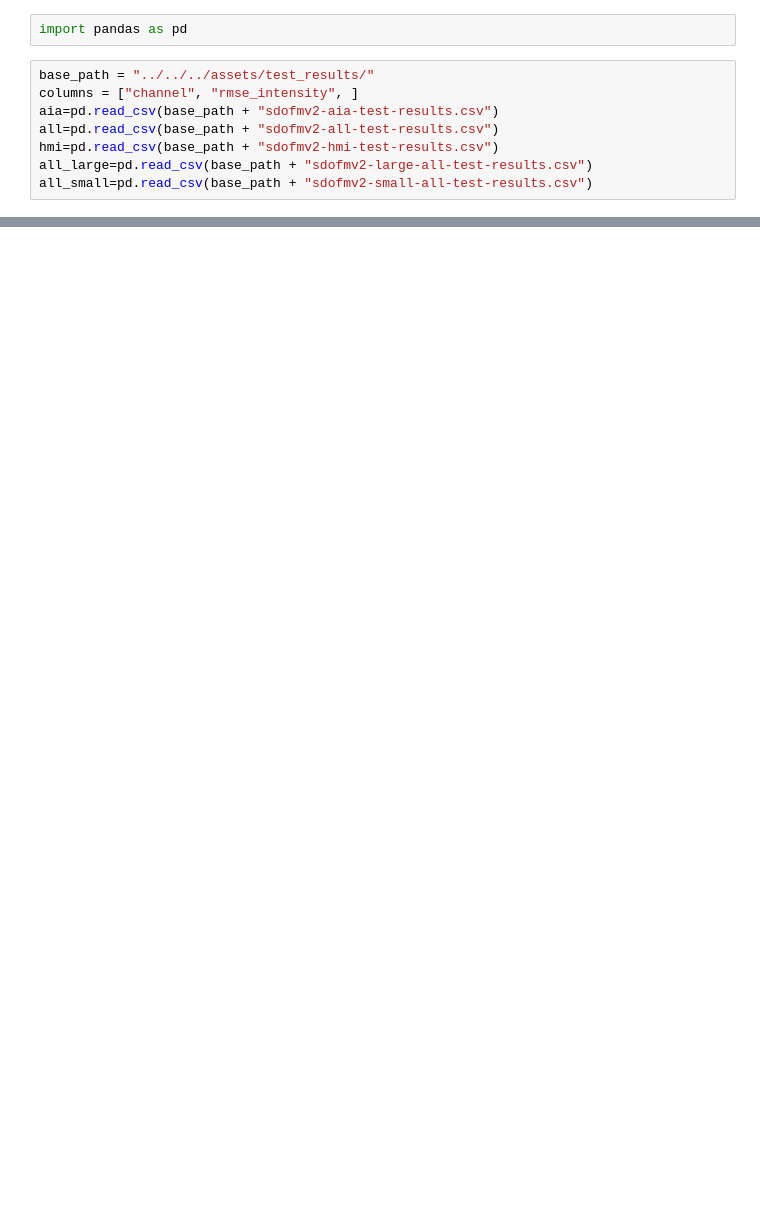
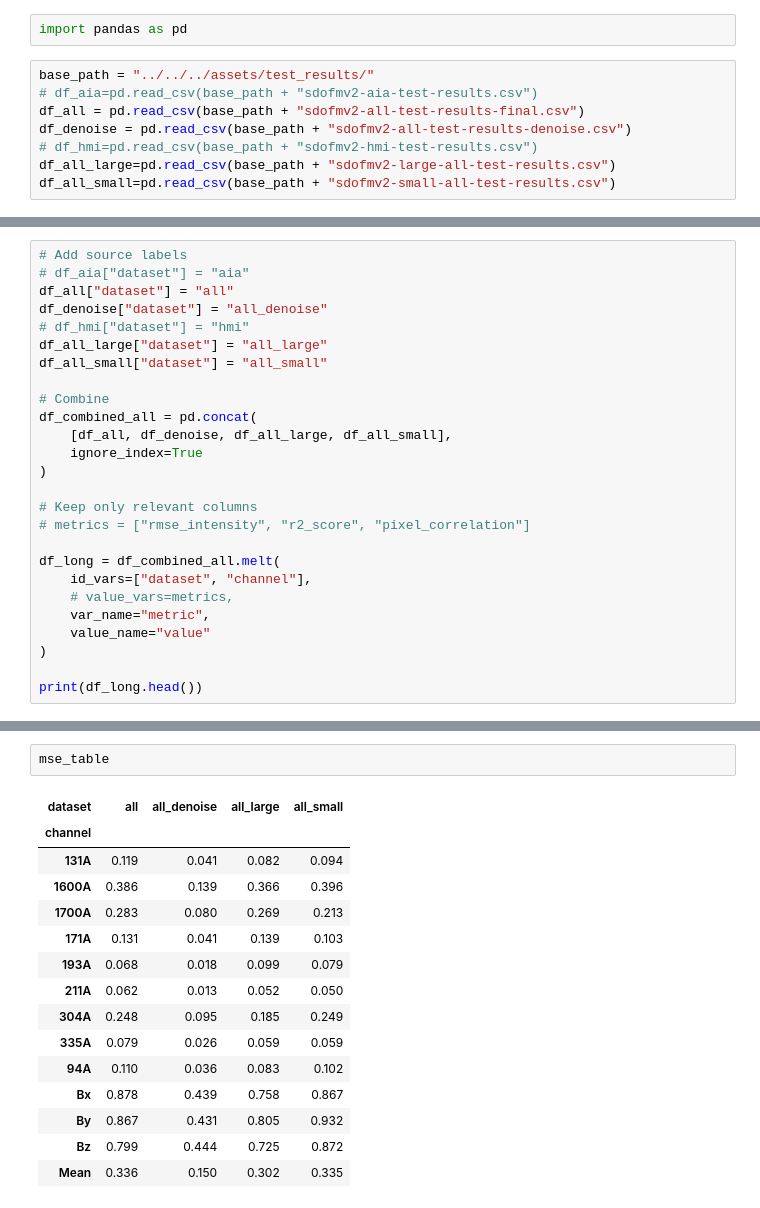
Before and after one commit to Joaggi/sdofmv2, a Jupyter notebook: notebooks/analysis/ablation/test_results.ipynb, the cells around one changed output, grey strips where cells are left out. Saved outputs shown, nothing was run; the diff lists cells and outputs as text; blank space fills up the shorter version.

Commit message:
update test scripts

```diff
--- a/notebooks/analysis/ablation/test_results.ipynb
+++ b/notebooks/analysis/ablation/test_results.ipynb
@@ -2,9 +2,9 @@
 import pandas as pd
 # %%
 base_path = "../../../assets/test_results/"
-columns = ["channel", "rmse_intensity", ]
-aia=pd.read_csv(base_path + "sdofmv2-aia-test-results.csv")
-all=pd.read_csv(base_path + "sdofmv2-all-test-results.csv")
-hmi=pd.read_csv(base_path + "sdofmv2-hmi-test-results.csv")
-all_large=pd.read_csv(base_path + "sdofmv2-large-all-test-results.csv")
-all_small=pd.read_csv(base_path + "sdofmv2-small-all-test-results.csv")
+# df_aia=pd.read_csv(base_path + "sdofmv2-aia-test-results.csv")
+df_all = pd.read_csv(base_path + "sdofmv2-all-test-results-final.csv")
+df_denoise = pd.read_csv(base_path + "sdofmv2-all-test-results-denoise.csv")
+# df_hmi=pd.read_csv(base_path + "sdofmv2-hmi-test-results.csv")
+df_all_large=pd.read_csv(base_path + "sdofmv2-large-all-test-results.csv")
+df_all_small=pd.read_csv(base_path + "sdofmv2-small-all-test-results.csv")
@@ -23,0 +11,26 @@ aia
+# %%
+# Add source labels
+# df_aia["dataset"] = "aia"
+df_all["dataset"] = "all"
+df_denoise["dataset"] = "all_denoise"
+# df_hmi["dataset"] = "hmi"
+df_all_large["dataset"] = "all_large"
+df_all_small["dataset"] = "all_small"
+
+# Combine
+df_combined_all = pd.concat(
+    [df_all, df_denoise, df_all_large, df_all_small],
+    ignore_index=True
+)
+
+# Keep only relevant columns
+# metrics = ["rmse_intensity", "r2_score", "pixel_correlation"]
+
+df_long = df_combined_all.melt(
+    id_vars=["dataset", "channel"],
+    # value_vars=metrics,
+    var_name="metric",
+    value_name="value"
+)
+
+print(df_long.head())
@@ -23,0 +117,18 @@ aia
+# %%
+mse_table
+# %% [output]
+| dataset | all | all_denoise | all_large | all_small |
+| channel |  |  |  |  |
+| 131A | 0.119 | 0.041 | 0.082 | 0.094 |
+| 1600A | 0.386 | 0.139 | 0.366 | 0.396 |
+| 1700A | 0.283 | 0.080 | 0.269 | 0.213 |
+| 171A | 0.131 | 0.041 | 0.139 | 0.103 |
+| 193A | 0.068 | 0.018 | 0.099 | 0.079 |
+| 211A | 0.062 | 0.013 | 0.052 | 0.050 |
+| 304A | 0.248 | 0.095 | 0.185 | 0.249 |
+| 335A | 0.079 | 0.026 | 0.059 | 0.059 |
+| 94A | 0.110 | 0.036 | 0.083 | 0.102 |
+| Bx | 0.878 | 0.439 | 0.758 | 0.867 |
+| By | 0.867 | 0.431 | 0.805 | 0.932 |
+| Bz | 0.799 | 0.444 | 0.725 | 0.872 |
+| Mean | 0.336 | 0.150 | 0.302 | 0.335 |
```
Also changed, not shown: parts of 7 cells of this notebook, 10 other files.
